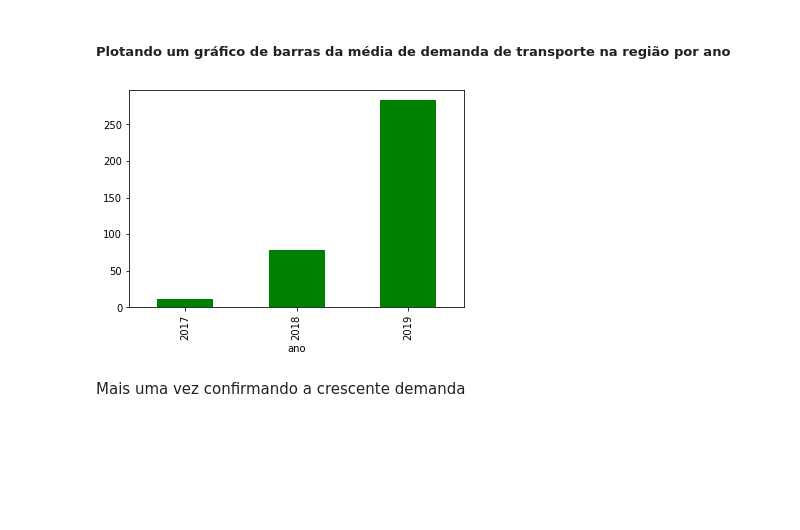
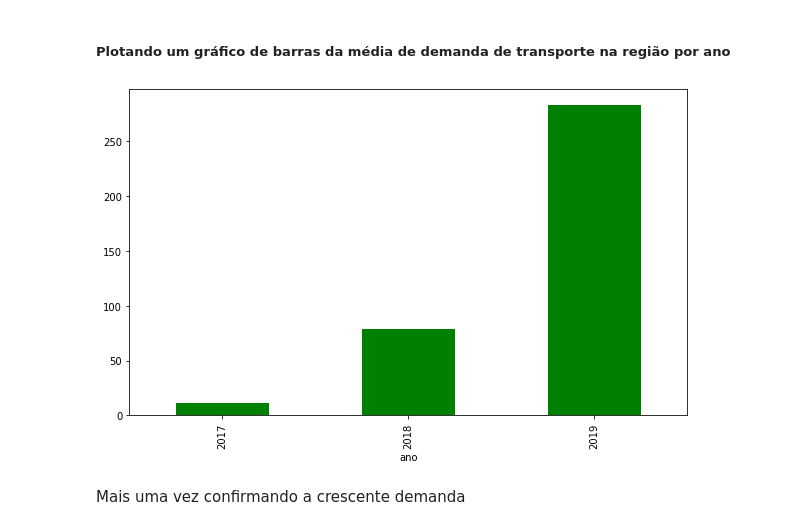
Before and after one commit to RicardoPaganini/HappyMoonVC, a Jupyter notebook: Happy-Moon-VC.ipynb, the cells around one changed output. Drawn from its saved outputs; the diff is of its cells as text; code cells hidden in the pictures; blank space fills up the shorter version.

```diff
--- a/Happy-Moon-VC.ipynb
+++ b/Happy-Moon-VC.ipynb
@@ -106,3 +109,6 @@ df3_teste.head(3)
+# %%
+df3_teste = df3_teste.drop(columns='ID')
+df3_treino = df3_treino.drop(columns='ID')
 # %% [markdown]
 ## 3.0.1 -  Trabalhando com o Dataset de Treino
 # %% [markdown]
@@ -145,9 +151,10 @@ No gráfico acima percebe-se que há uma tendência de aumento de demanda de tra
 # %% [markdown]
 ##### Plotando um gráfico de barras da média de demanda de transporte na região por ano
 # %%
+plt.figure(figsize=(10,6))
 df3_treino.groupby('ano')['Count'].mean().plot.bar(color='green');
 # %% [output]
-[figure, old version]
+[figure, new version]
 # %% [markdown]
 Mais uma vez confirmando a crescente demanda
 # %% [markdown]
```
Also changed, not shown: parts of 22 cells of this notebook.
